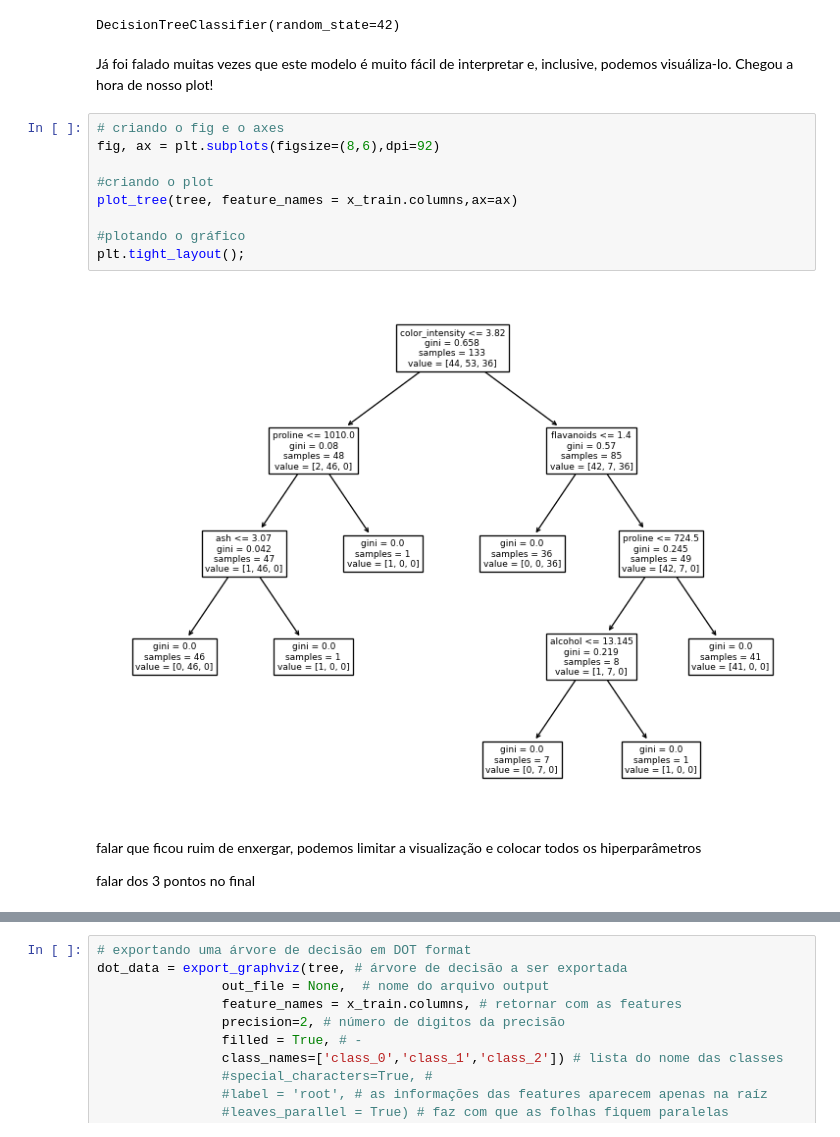
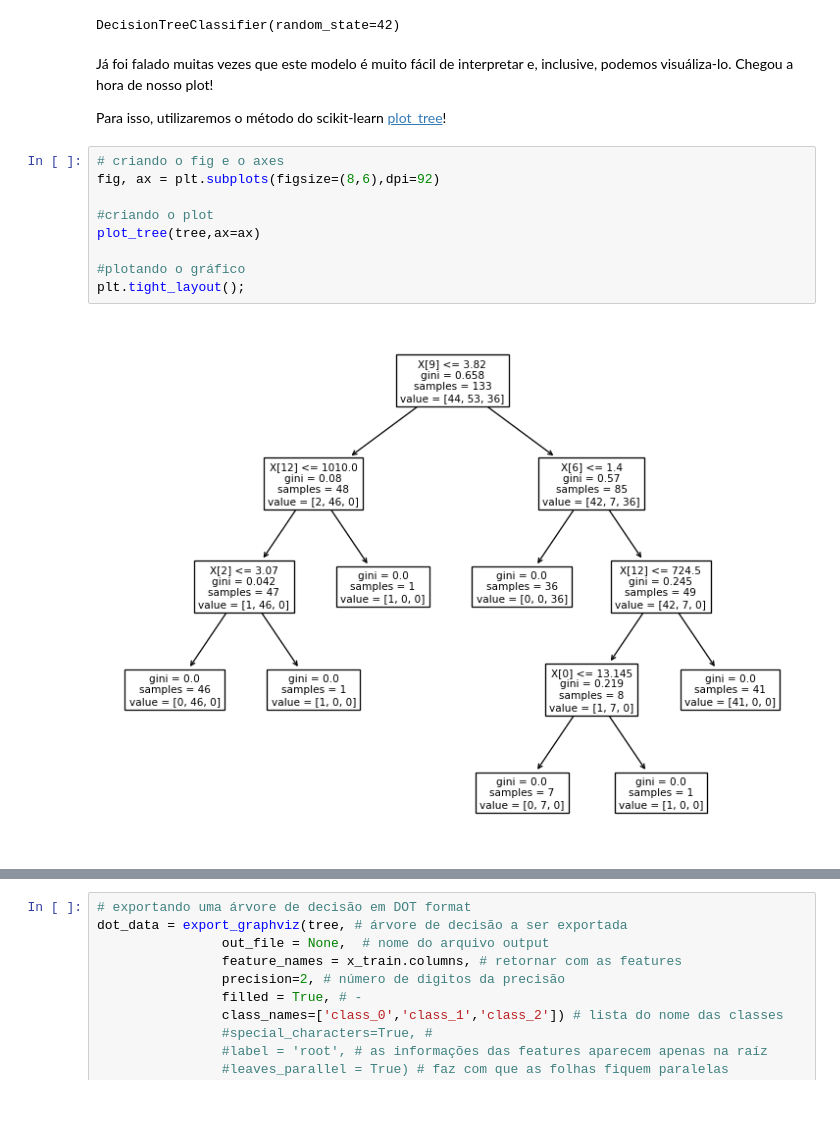
Before and after one commit to FerrazThales/Artigos, a Jupyter notebook: arvores_de_decisao.ipynb, the cells around one changed output, grey strips where cells are left out. Cells and saved outputs as stored; diff of their text form; blank space fills up the shorter version.

```diff
--- a/arvores_de_decisao.ipynb
+++ b/arvores_de_decisao.ipynb
@@ -56,18 +52,16 @@ tree.fit(x_train, y_train)
 DecisionTreeClassifier(random_state=42)
 # %% [markdown]
 Já foi falado muitas vezes que este modelo é muito fácil de interpretar e, inclusive, podemos visuáliza-lo. Chegou a hora de nosso plot!
+
+Para isso, utilizaremos o método do scikit-learn [plot_tree](https://scikit-learn.org/stable/modules/generated/sklearn.tree.plot_tree.html)!
 # %%
 # criando o fig e o axes
 fig, ax = plt.subplots(figsize=(8,6),dpi=92)
 
 #criando o plot
-plot_tree(tree, feature_names = x_train.columns,ax=ax)
+plot_tree(tree,ax=ax)
 
 #plotando o gráfico
 plt.tight_layout();
 # %% [output]
-[figure, old version]
+[figure, new version]
-# %% [markdown]
-falar que ficou ruim de enxergar, podemos limitar a visualização e colocar todos os hiperparâmetros
-
-falar dos 3 pontos no final
```
Also changed, not shown: parts of 20 cells of this notebook.
